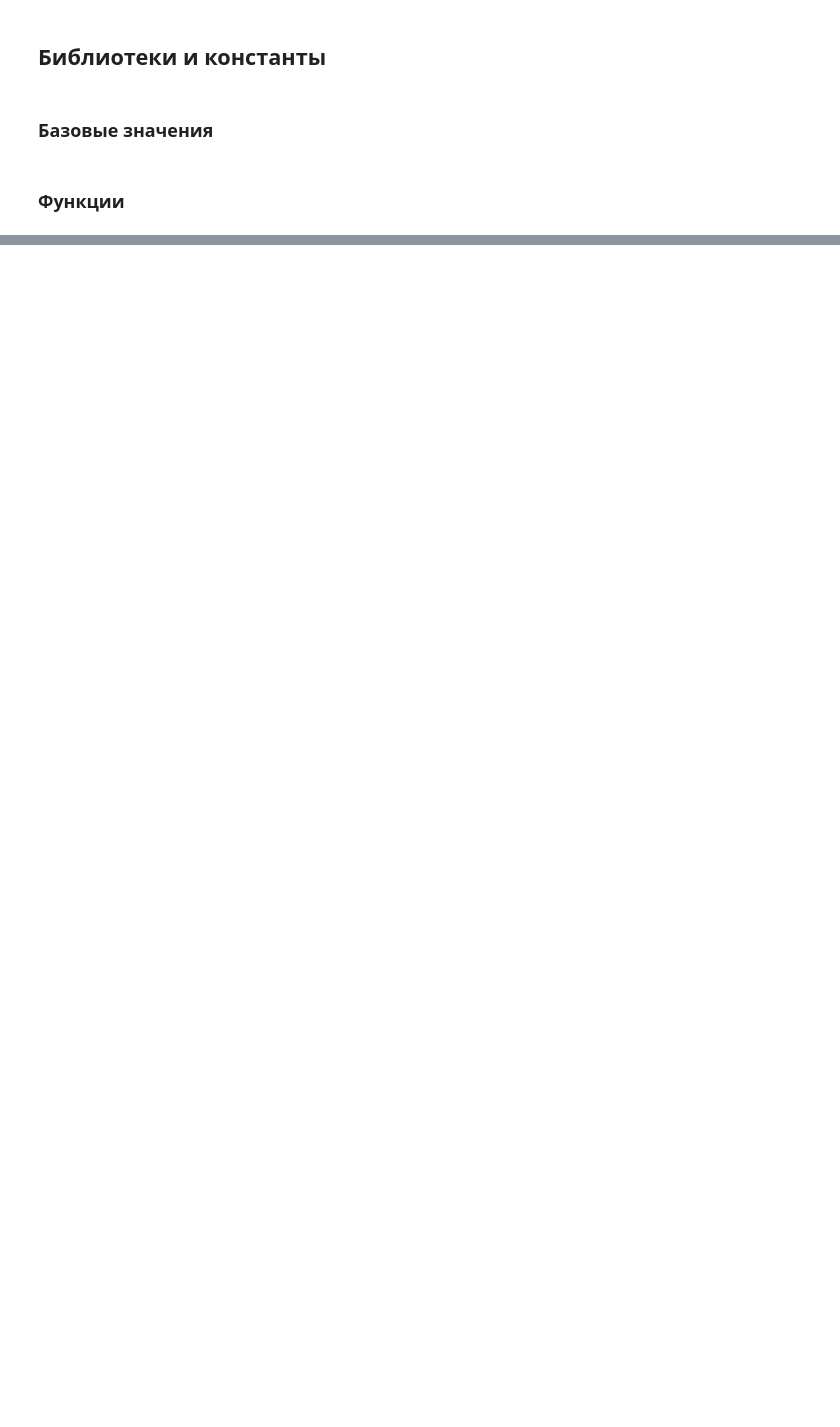
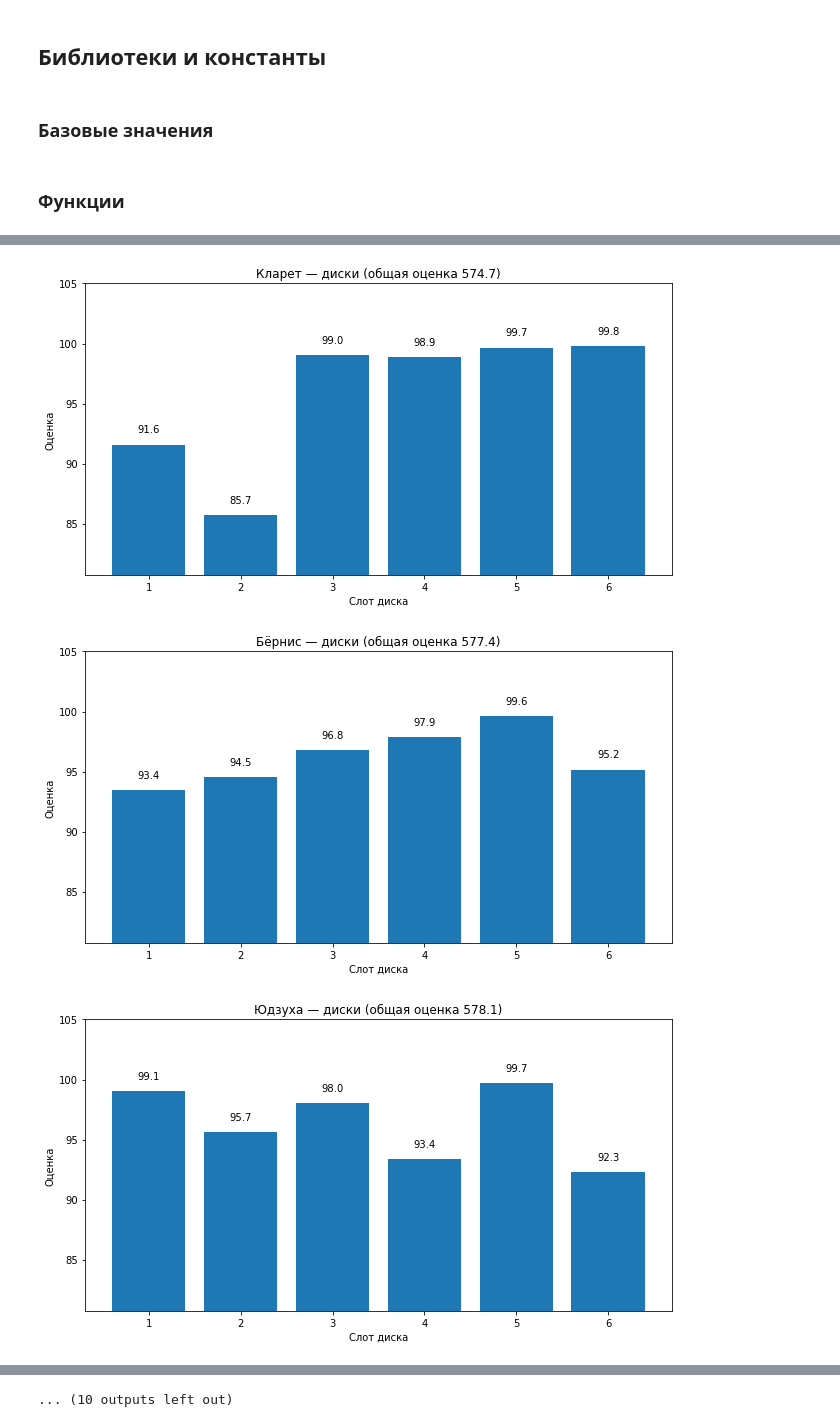
Before and after one commit to EvgenyOleshkevich/Gacha-Analyzer, a Jupyter notebook: Artifacts/ZZZ/evaluate_characters.ipynb, the cells around one changed output, grey strips where cells are left out. Cells and saved outputs as stored; diff of their text form; code cells hidden in the pictures; blank space fills up the shorter version.

```diff
--- a/Artifacts/ZZZ/evaluate_characters.ipynb
+++ b/Artifacts/ZZZ/evaluate_characters.ipynb
@@ -280,19 +272,14 @@ def get_disc_score(disc, profit, profit_order):
     , 6)
 
 
-def evaluate_characters(uid, update_characters=None):
-    if update_characters is None:
-        update_characters = []
+def evaluate_characters(uid):
     file_path = f"characters/{uid}.json"
 
     with open(file_path, "r", encoding="utf-8") as file:
         characters = json.load(file)
 
     for character in characters.values():
-        if (
-            character["score"] > 1
-            and character["name_ru"] not in update_characters
-        ):
+        if character["score"] > 1:
             continue
         profit = np.array(character["profit"])
         profit_order = np.argsort(profit)[::-1]
@@ -313,5 +300,10 @@ def evaluate_characters(uid, update_characters=None):
             indent=4
         )
 
-    return characters
+    values = characters.values()
+
+    return sorted(
+        values,
+        key=lambda character: character["score"]
+    )
 # %%
@@ -441,0 +460,6 @@ print(f"--- {end_time - start_time} seconds of all disks ---")
+# %%
+plot_character_discs(characters)
+# %% [output]
+[figure, added]
+[figure, added]
+[figure, added]
@@ -441,0 +475 @@ print(f"--- {end_time - start_time} seconds of all disks ---")
+... (10 outputs left out)
```
Also changed, not shown: parts of 7 cells of this notebook, 1 other file.
